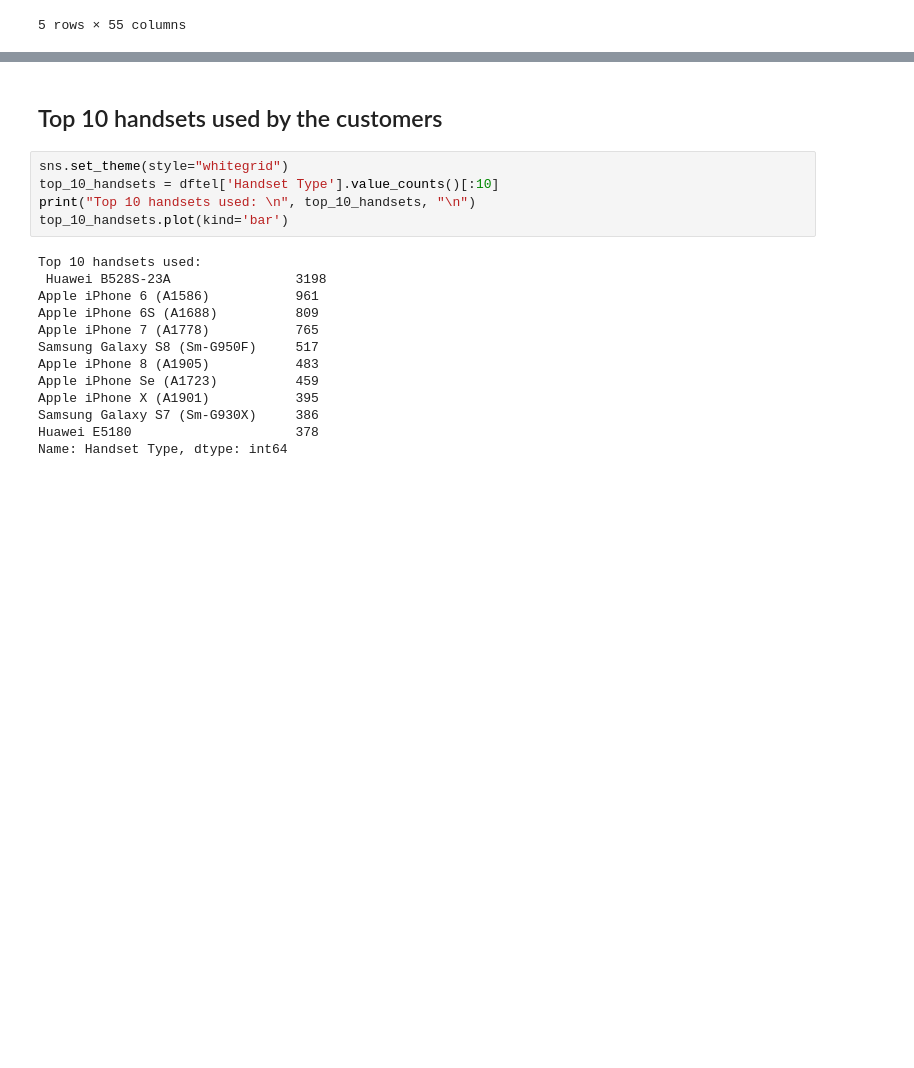
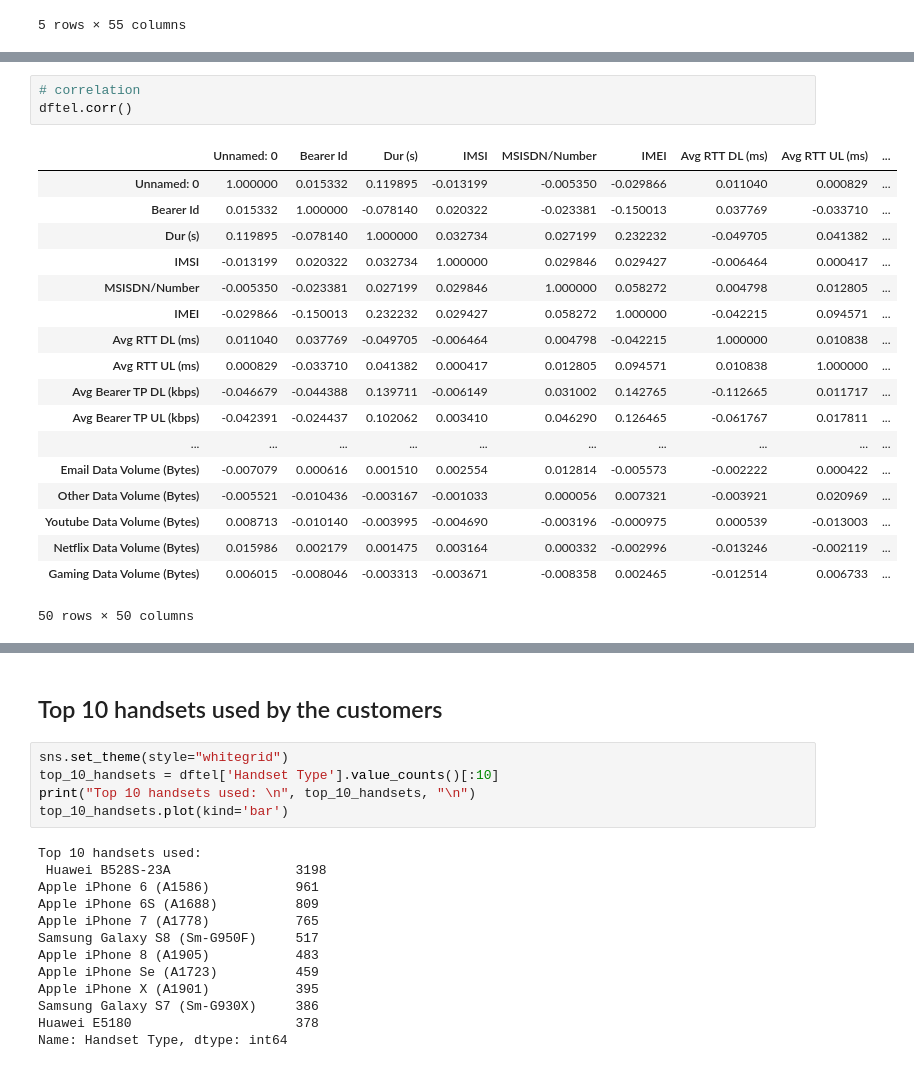
Before and after one commit to toussyn/TellCo_analysis, a Jupyter notebook: notebooks/user_overview_analysis.ipynb, the cells around one changed output, grey strips where cells are left out. Drawn from its saved outputs; the diff is of its cells as text; blank space fills up the shorter version.

```diff
--- a/notebooks/user_overview_analysis.ipynb
+++ b/notebooks/user_overview_analysis.ipynb
@@ -23,0 +59,22 @@ dftel.head()
+# %%
+# correlation
+dftel.corr()
+# %% [output]
+|  | Unnamed: 0 | Bearer Id | Dur (s) | IMSI | MSISDN/Number | IMEI | Avg RTT DL (ms) | Avg RTT UL (ms) | ... |
+| Unnamed: 0 | 1.000000 | 0.015332 | 0.119895 | -0.013199 | -0.005350 | -0.029866 | 0.011040 | 0.000829 | ... |
+| Bearer Id | 0.015332 | 1.000000 | -0.078140 | 0.020322 | -0.023381 | -0.150013 | 0.037769 | -0.033710 | ... |
+| Dur (s) | 0.119895 | -0.078140 | 1.000000 | 0.032734 | 0.027199 | 0.232232 | -0.049705 | 0.041382 | ... |
+| IMSI | -0.013199 | 0.020322 | 0.032734 | 1.000000 | 0.029846 | 0.029427 | -0.006464 | 0.000417 | ... |
+| MSISDN/Number | -0.005350 | -0.023381 | 0.027199 | 0.029846 | 1.000000 | 0.058272 | 0.004798 | 0.012805 | ... |
+| IMEI | -0.029866 | -0.150013 | 0.232232 | 0.029427 | 0.058272 | 1.000000 | -0.042215 | 0.094571 | ... |
+| Avg RTT DL (ms) | 0.011040 | 0.037769 | -0.049705 | -0.006464 | 0.004798 | -0.042215 | 1.000000 | 0.010838 | ... |
+| Avg RTT UL (ms) | 0.000829 | -0.033710 | 0.041382 | 0.000417 | 0.012805 | 0.094571 | 0.010838 | 1.000000 | ... |
+| Avg Bearer TP DL (kbps) | -0.046679 | -0.044388 | 0.139711 | -0.006149 | 0.031002 | 0.142765 | -0.112665 | 0.011717 | ... |
+| Avg Bearer TP UL (kbps) | -0.042391 | -0.024437 | 0.102062 | 0.003410 | 0.046290 | 0.126465 | -0.061767 | 0.017811 | ... |
+| ... | ... | ... | ... | ... | ... | ... | ... | ... | ... |
+| Email Data Volume (Bytes) | -0.007079 | 0.000616 | 0.001510 | 0.002554 | 0.012814 | -0.005573 | -0.002222 | 0.000422 | ... |
+| Other Data Volume (Bytes) | -0.005521 | -0.010436 | -0.003167 | -0.001033 | 0.000056 | 0.007321 | -0.003921 | 0.020969 | ... |
+| Youtube Data Volume (Bytes) | 0.008713 | -0.010140 | -0.003995 | -0.004690 | -0.003196 | -0.000975 | 0.000539 | -0.013003 | ... |
+| Netflix Data Volume (Bytes) | 0.015986 | 0.002179 | 0.001475 | 0.003164 | 0.000332 | -0.002996 | -0.013246 | -0.002119 | ... |
+| Gaming Data Volume (Bytes) | 0.006015 | -0.008046 | -0.003313 | -0.003671 | -0.008358 | 0.002465 | -0.012514 | 0.006733 | ... |
+50 rows × 50 columns
```
Also changed, not shown: parts of 13 cells of this notebook.
